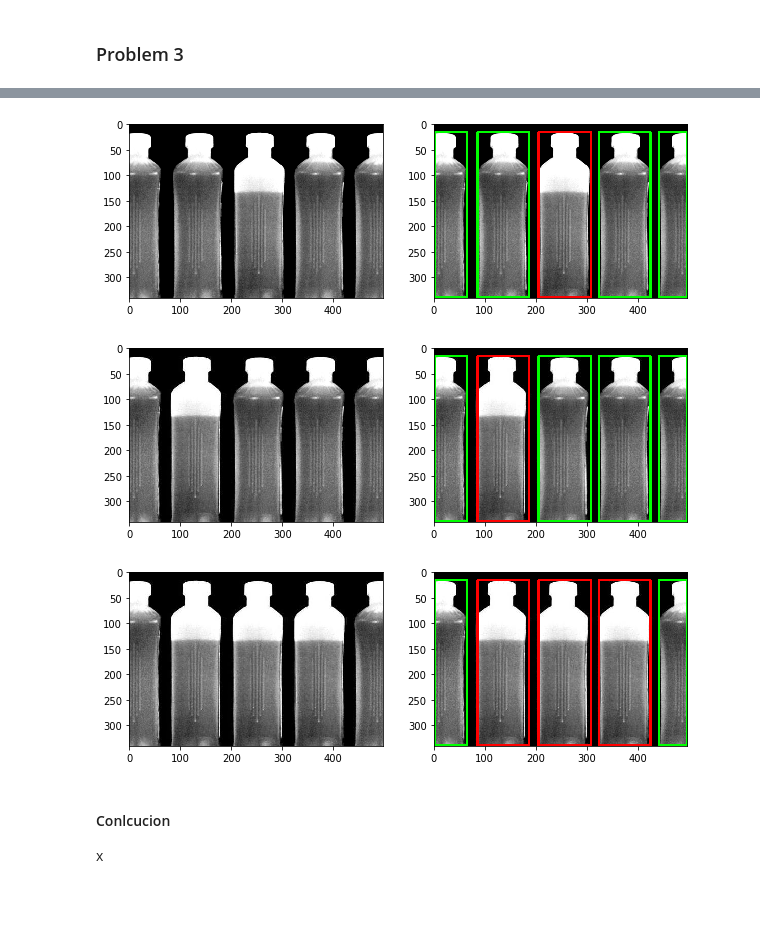
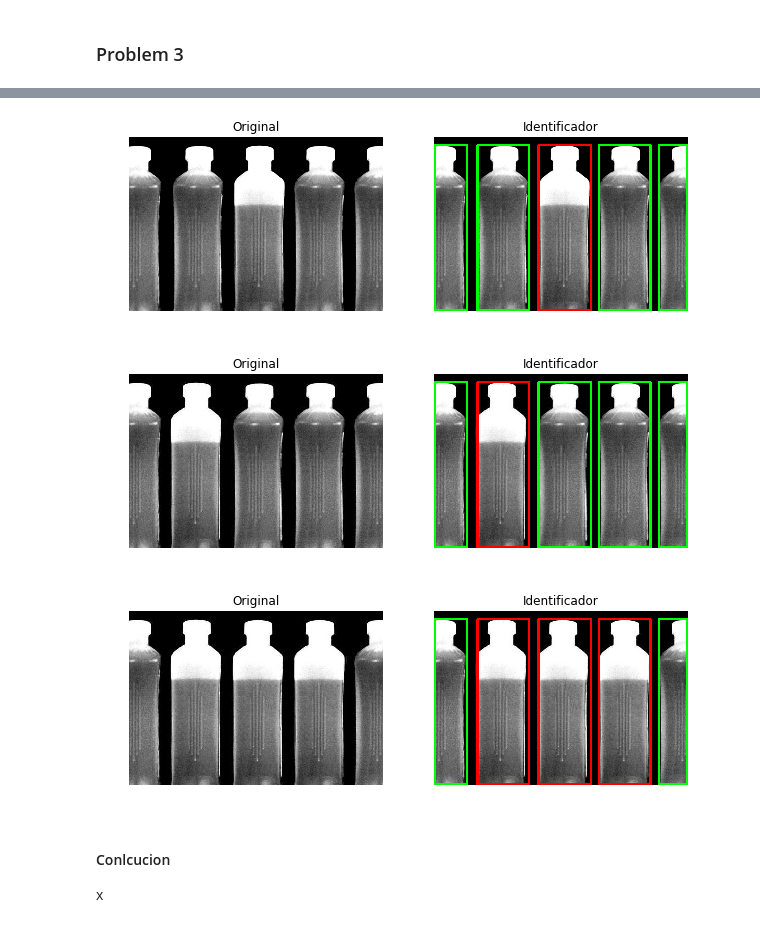
Before and after one commit to Jorgee1/Journey-to-PDI, a Jupyter notebook: Taller_5/problem_set_5.ipynb, the cells around one changed output, grey strips where cells are left out. Saved outputs shown, nothing was run; the diff lists cells and outputs as text; code cells hidden in the pictures; blank space fills up the shorter version.

```diff
--- a/Taller_5/problem_set_5.ipynb
+++ b/Taller_5/problem_set_5.ipynb
@@ -76,7 +76,7 @@ img = [files["img"]["shapes"].copy(), files["img"]["face"].copy()]
 
 
 def cornerDetector(img,th):
-    dst = cv2.cornerHarris(np.float32(img),3,1,0.08)
+    dst = cv2.cornerHarris(np.float32(img),3,0,0.08)
 
     cv2.normalize(dst, dst, 0, 1, cv2.NORM_MINMAX, cv2.CV_32FC1)
     dst = cv2.dilate(dst,None)
@@ -87,6 +87,9 @@ def cornerDetector(img,th):
     dst = np.uint8(dst)
 
     mask = np.uint8((dst>th))
+
+    y = np.where((dst>th))
+    pos = np.array([list(a) for a in zip(y[0], y[1])])
 
     nmask = np.uint8((dst<th))
     dst = dst*mask
@@ -99,7 +102,7 @@ def cornerDetector(img,th):
     nmaskrgb = cv2.cvtColor( nmask, cv2.COLOR_GRAY2RGB)
 
     rgbColor = cv2.cvtColor( img, cv2.COLOR_GRAY2RGB)
-    return (rgbColor*nmaskrgb)+dst
+    return ((rgbColor*nmaskrgb)+dst, pos)
 
 
 for i in img:
@@ -108,8 +111,8 @@ for i in img:
     plt.imshow(i, cmap="gray")
     plt.axis("off")
 
-    x = cornerDetector(i,50)
-
+    x, corners = cornerDetector(i,50)
+    print(corners.shape)
     plt.subplot(1,2,2)
     plt.imshow(x)
     plt.axis("off")
@@ -189,12 +194,12 @@ def getContours(img):
     return contours
 
 ###############################################################
-
 img = [
     files["img"]["bottles"].copy(),
     files["img"]["new_bottles"].copy(),
     files["img"]["three_bottles"].copy()
 ]
+# Identificador ###############################################
 
 def bottleCheker(img):
     test = img.copy()
@@ -258,41 +263,47 @@ def bottleCheker(img):
             color = "Good"
 
         drawer = rect(drawer, (min(cor_x) ,min(cor_y) ,max(cor_x) ,max(cor_y)), Color[color])
         # drawer = rect(drawer, (halfCoorMin[i][0] ,halfCoorMin[i][1] ,halfCoorMax[i][0] ,halfCoorMax[i][1]), Color[str(i)])
         # print(max(cor_y) - min(cor_y), " ", halfCoorMax[i][1]-halfCoorMin[i][1])
 
         i=i+1
 
     return drawer
 
+###############################################################
 
-# ploter
+
+# ploter ######################################################
 
 for i in range(len(img)):
     plt.figure(figsize=(10,10))
 
     temp = img[i].copy()
 
     plt.subplot(1, 2, 1)
     plt.imshow(temp, cmap="gray")
+    plt.title("Original")
+    plt.axis("off")
 
     plt.subplot(1, 2, 2)
     plt.imshow(bottleCheker(temp), cmap="gray")
-
+    plt.title("Identificador")
+    plt.axis("off")
 
     plt.show()
 
+###############################################################
 
 
-# Clean Up
+# Clean Up ####################################################
 img    = None
+Color  = None
 temp   = None
-test   = None
-drawer = None
+###############################################################
 # %% [output]
-[figure, old version]
+[figure, new version]
-[figure, old version]
+[figure, new version]
-[figure, old version]
+[figure, new version]
 # %% [markdown]
 #### Conlcucion
 
```
Also changed, not shown: parts of 1 cell of this notebook.
